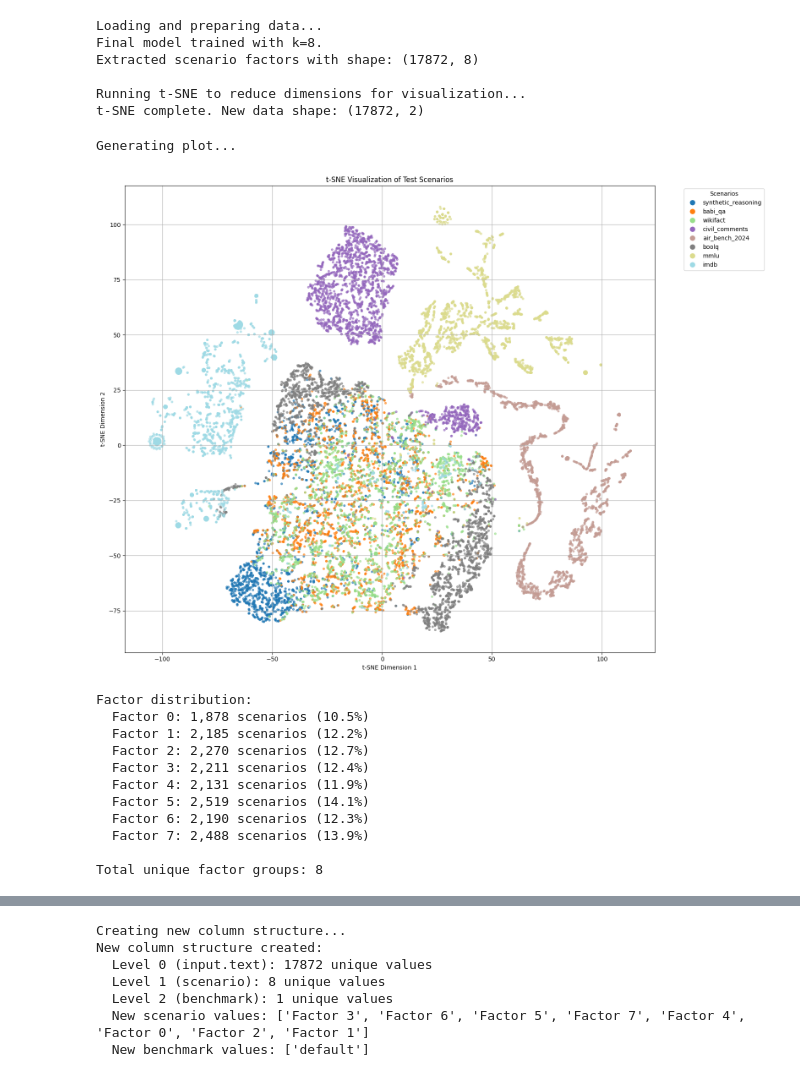
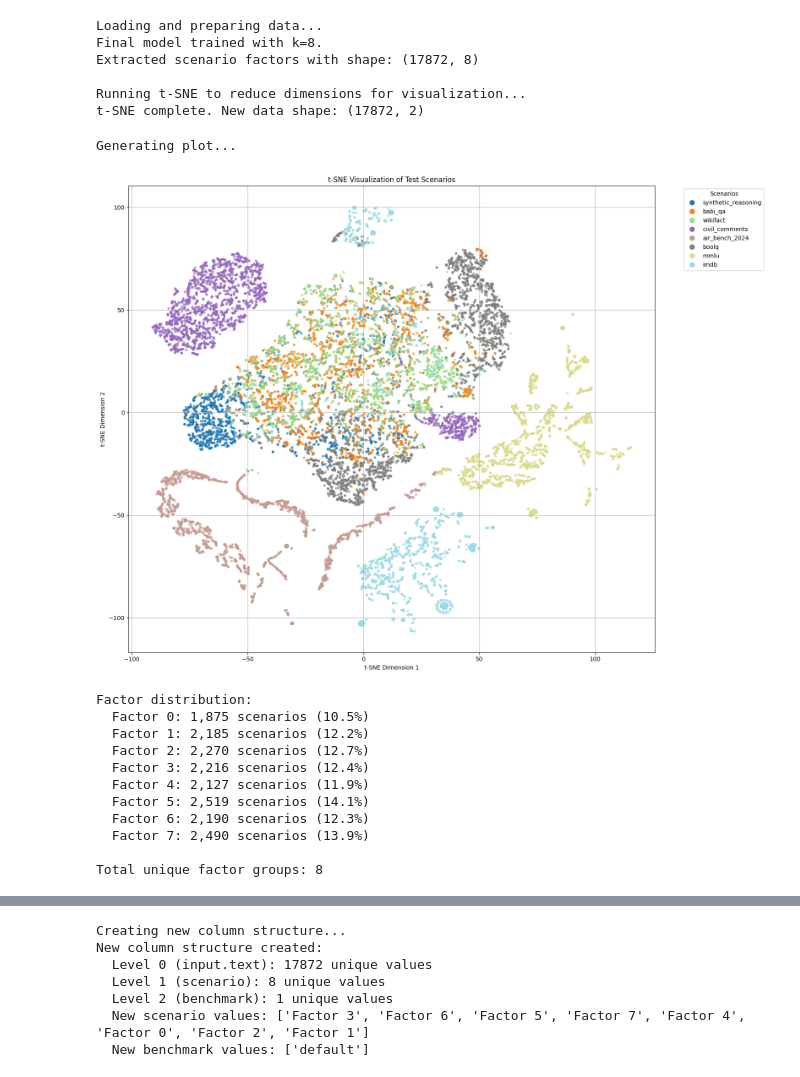
Before and after one commit to ronanhansel/reeval-multi, a Jupyter notebook: factor_analysis/item.ipynb, the cells around one changed output, grey strips where cells are left out. Saved outputs shown, nothing was run; the diff lists cells and outputs as text; code cells hidden in the pictures.

Commit message:
fix: empty model rows when undersampling

```diff
--- a/factor_analysis/item.ipynb
+++ b/factor_analysis/item.ipynb
@@ -247,7 +137,7 @@ warnings.filterwarnings("ignore", category=RuntimeWarning)
 # ===================================================================
 print("Loading response matrix...")
 # Note: Ensure the path to your data file is correct.
-resmat = pd.read_pickle("../data/resmat_under_thresh2000.pkl")
+resmat = pd.read_pickle("../data/resmat_2000.pkl")
 
 # Find the locations (row, col indices) of all non-missing values
 non_nan_indices = np.argwhere(resmat.notna().values)
@@ -404,7 +294,7 @@ from sklearn.manifold import TSNE
 # == Step 1: Train the Final SVD Model with Optimal k=11
 # ===================================================================
 print("Loading and preparing data...")
-resmat = pd.read_pickle("../data/resmat_under_thresh2000.pkl")
+resmat = pd.read_pickle("../data/resmat_2000.pkl")
 
 imputed_resmat = resmat.fillna(0)
 
@@ -448,35 +338,35 @@ np.save("../result/scenario_factors.npy", scenario_factors)
 # Let's load the scenario names and the mapping you created in your notebook.
 
 # Load the list of unique scenario names (there should be 22)
-balanced_resmat = pd.read_pickle("../data/resmat_under_thresh2000.pkl").columns.to_frame()
+balanced_resmat = pd.read_pickle("../data/resmat_2000.pkl").columns.to_frame()
 unique_scenarios = balanced_resmat['scenario'].unique().tolist()
 
 # Get the scenario label for each of the 78,712 columns
 scenario_labels = balanced_resmat['scenario'].values
 
 # Create a color map for the unique scenarios
 colors = cm.get_cmap('tab20', len(unique_scenarios))
 color_map = {scenario: colors(i) for i, scenario in enumerate(unique_scenarios)}
 point_colors = [color_map[label] for label in scenario_labels]
 
 print("\nGenerating plot...")
 plt.figure(figsize=(16, 12))
 scatter = plt.scatter(scenario_2d[:, 0], scenario_2d[:, 1], c=point_colors, alpha=0.6, s=10)
 
 # Create a legend
 handles = [plt.Line2D([0], [0], marker='o', color='w', label=scen,
                       markerfacecolor=color_map[scen], markersize=10) for scen in unique_scenarios]
 plt.legend(handles=handles, title='Scenarios', bbox_to_anchor=(1.05, 1), loc='upper left')
 
 plt.title('t-SNE Visualization of Test Scenarios')
 plt.xlabel('t-SNE Dimension 1')
 plt.ylabel('t-SNE Dimension 2')
 plt.grid(True)
 plt.tight_layout()
 plt.show()
 # %% [output]
 Generating plot...
-[figure, old version]
+[figure, new version]
 # %%
 # ===================================================================
 # == Step 5: Group Scenarios by Most Prominent Factor
@@ -498,14 +388,14 @@ factor_labels = [f"Factor {factor}" for factor in most_prominent_factors]
 print(f"\nTotal unique factor groups: {len(unique_factors)}")
 # %% [output]
 Factor distribution:
-  Factor 0: 1,878 scenarios (10.5%)
+  Factor 0: 1,875 scenarios (10.5%)
   Factor 1: 2,185 scenarios (12.2%)
   Factor 2: 2,270 scenarios (12.7%)
-  Factor 3: 2,211 scenarios (12.4%)
-  Factor 4: 2,131 scenarios (11.9%)
+  Factor 3: 2,216 scenarios (12.4%)
+  Factor 4: 2,127 scenarios (11.9%)
   Factor 5: 2,519 scenarios (14.1%)
   Factor 6: 2,190 scenarios (12.3%)
-  Factor 7: 2,488 scenarios (13.9%)
+  Factor 7: 2,490 scenarios (13.9%)
 
 Total unique factor groups: 8
 # %%
```
Also changed, not shown: parts of 20 cells of this notebook, 5 other files.
